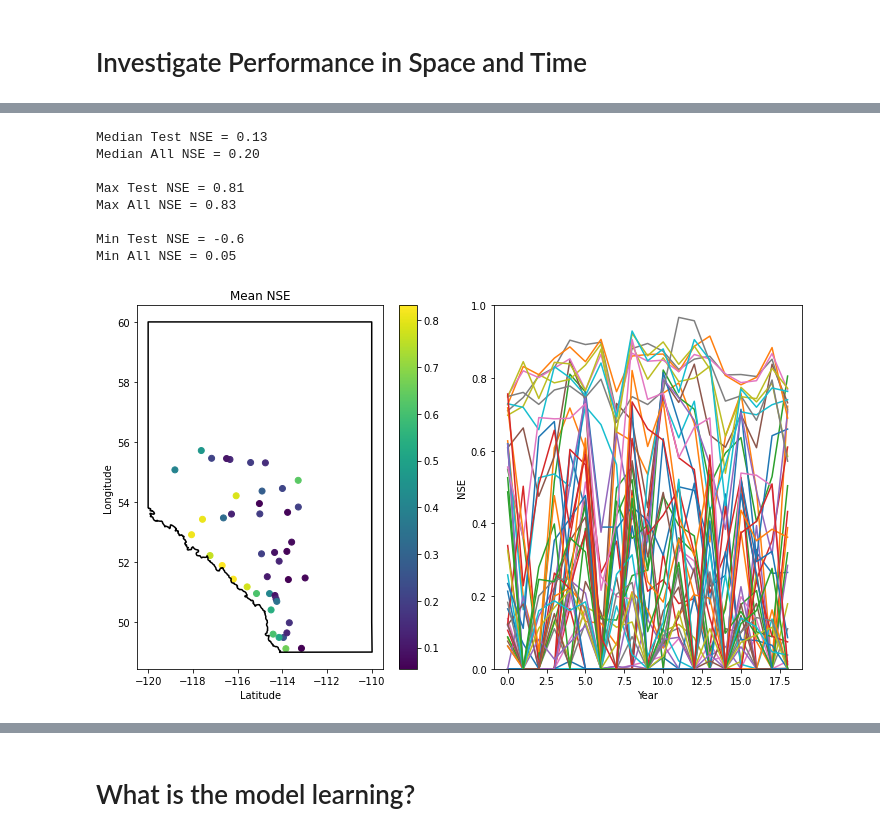
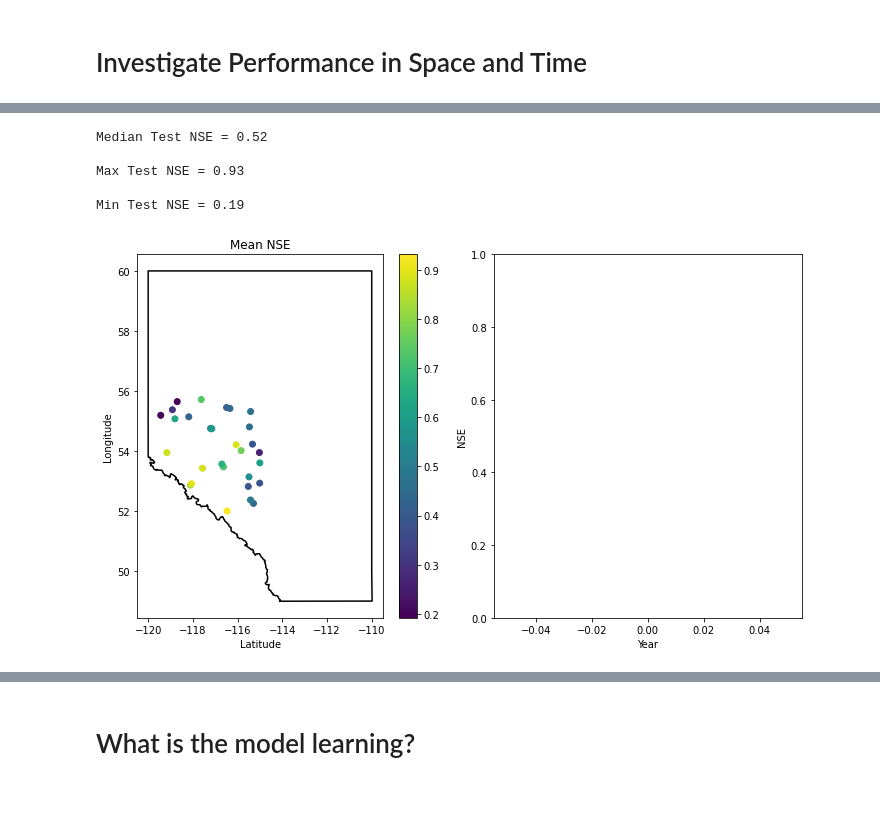
Before and after one commit to andersonsam/cnn_lstm_era, a Jupyter notebook: cnn_lstm_ERA5_basic (1).ipynb, the cells around one changed output, grey strips where cells are left out. Cells and saved outputs as stored; diff of their text form; code cells hidden in the pictures; blank space fills up the shorter version.

```diff
--- a/cnn_lstm_ERA5_basic (1).ipynb
+++ b/cnn_lstm_ERA5_basic (1).ipynb
@@ -1079,16 +1199,0 @@ vmax
-# %%
-makeGIF = 1
-
-if makeGIF:
-    kwargs_write = {'fps':1.0, 'quantizer':'nq'}
-    imageio.mimsave('./streamflow_precip.gif',
-                    [plot_for_offset(day = 2*365+70+i,
-                                     x_test = x_test,
-                                     y_test = y_test,
-                                     stationLon = stationLon,
-                                     stationLat = stationLat,
-                                     stationInds = stationInds,
-                                     prov = prov,
-                                     extentERA = extentERA)
-                    for i in range(150)],
-                    fps=5)
@@ -1134,78 +1225,52 @@ dataPath = '/content/drive/My Drive/Colab Notebooks/cnn_lstm_era/'
 
 num_stations = len(stationInds)
 
-NSE_station = []
-NSE_station_test = []
-NSE_rolling_station = []
+NSE_test = np.empty(len(stationInds))
 
 for station in range(num_stations):
 
-  NSE = nse(y[:,station], y_predicted[:,station])
-  NSE_station.append(NSE)
-
-  NSE_test = nse(y_test[:,station], y_test_predicted[:,station])
-  NSE_station_test.append(NSE_test)
-
-  NSE_rolling = nse_rolling(y[:,station], y_predicted[:,station], window = 366, stride = 365)
-  NSE_rolling = np.asarray(NSE_rolling)
-  thresh = 0
-  indices = NSE_rolling < thresh
-  NSE_rolling[indices] = 0
-  NSE_rolling_station.append(NSE_rolling)
-
-NSE_rolling_station = np.asarray(NSE_rolling_station).T
-#NSE_rolling_station[np.argwhere(NSE_rolling_station<0)] = 0
+  NSE_station = nse(y_test[:,station].numpy(), y_test_predicted[:,station])
+  NSE_test[station] = NSE_station
-# %%
-NSE_mean_stations = np.mean(NSE_rolling_station,axis=0)
-NSE_mean_stations_test = np.mean(np.asarray(NSE_rolling_station)[-(testFinYear - testStartYear + 1):,:],axis=0)
-NSE_std_stations = np.std(NSE_rolling_station,axis=0)
-NSE_cov_stations = NSE_std_stations / NSE_mean_stations
-
-print('Median Test NSE = ' + str(np.median(NSE_station_test))[:4])
-print('Median All NSE = ' + str(np.median(NSE_station))[:4])
-print('')
-print('Max Test NSE = ' + str(np.max(NSE_station_test))[:4])
-print('Max All NSE = ' + str(np.max(NSE_station))[:4])
-print('')
-print('Min Test NSE = ' + str(np.min(NSE_station_test))[:4])
-print('Min All NSE = ' + str(np.min(NSE_station))[:4])
-# %% [output]
-Median Test NSE = 0.13
-Median All NSE = 0.20
-
-Max Test NSE = 0.81
-Max All NSE = 0.83
-
-Min Test NSE = -0.6
-Min All NSE = 0.05
+# %%
+print('Median Test NSE = ' + str(np.round(np.median(NSE_test), decimals = 2)))
+print('')
+print('Max Test NSE = ' + str(np.round(np.max(NSE_test), decimals = 2)))
+print('')
+print('Min Test NSE = ' + str(np.round(np.min(NSE_test), decimals = 2)))
+# %% [output]
+Median Test NSE = 0.52
+
+Max Test NSE = 0.93
+
+Min Test NSE = 0.19
 # %%
 #visualize performance
 
 saveIt = 0
 
 plt.figure(figsize = (10,6))
 
 plt.subplot(1,2,1)
 #inds = stationsWithGlaciers[range(num_stations)]
 #inds = [val for val in range(num_stations)]
-plt.scatter(stationLon[stationInds], stationLat[stationInds], c = NSE_station)
+plt.scatter(stationLon[stationInds], stationLat[stationInds], c = NSE_test)
 plot_AB()
 plt.xlabel('Latitude')
 plt.ylabel('Longitude')
 plt.title('Mean NSE')
 plt.colorbar()
 
 plt.subplot(1,2,2)
 plt.plot(NSE_rolling_station)
 plt.xlabel('Year')
 plt.ylabel('NSE')
 plt.ylim((0,1))
 
 plt.tight_layout()
 
 if saveIt == 1:
   plt.savefig('meanNSE_and_series.png')
 
 plt.show()
 # %% [output]
-[figure, old version]
+[figure, new version]
```
Also changed, not shown: parts of 108 cells of this notebook.
